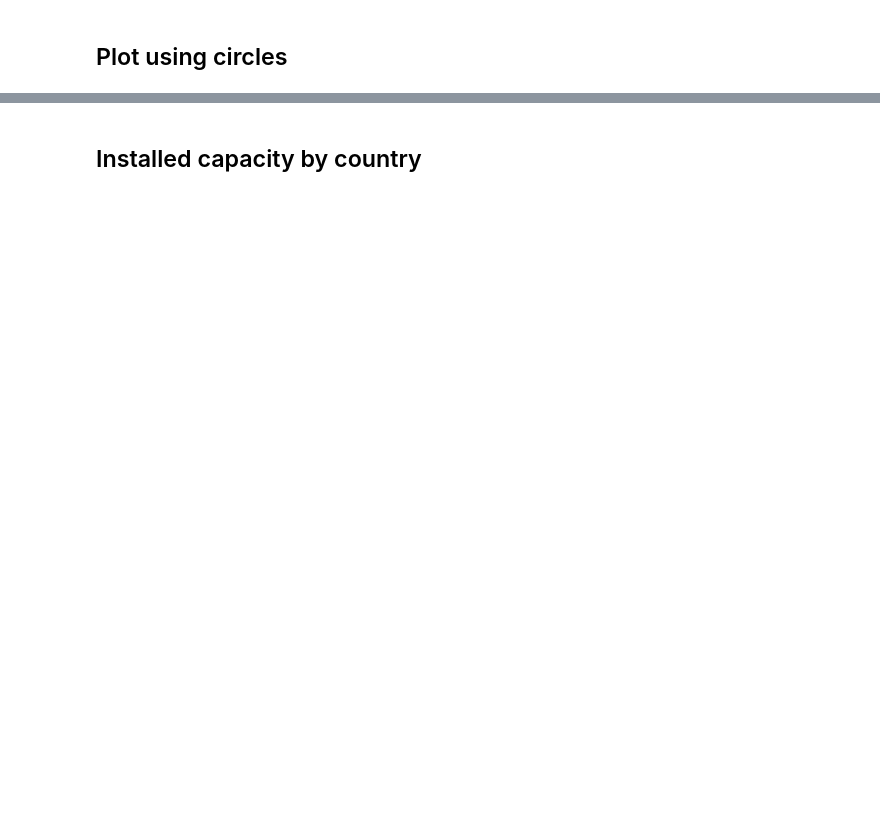
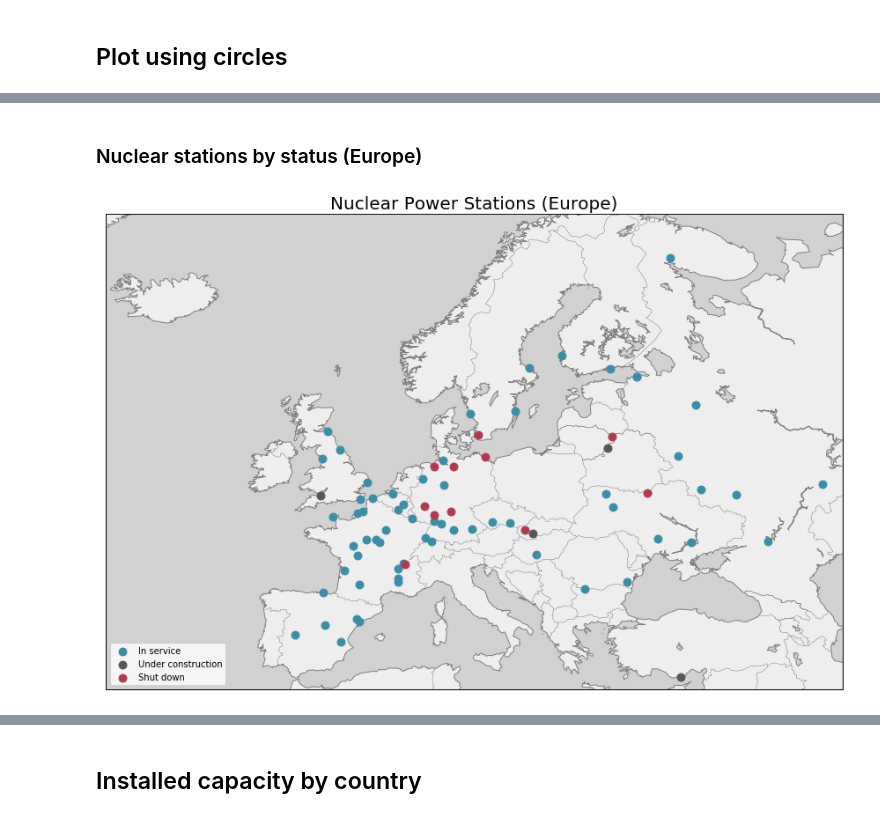
Before and after one commit to jAniceto/data-viz, a Jupyter notebook: nuclear-stations/nuclear-power-stations.ipynb, the cells around one changed output, grey strips where cells are left out. Cells and saved outputs as stored; diff of their text form; code cells hidden in the pictures; blank space fills up the shorter version.

```diff
--- a/nuclear-stations/nuclear-power-stations.ipynb
+++ b/nuclear-stations/nuclear-power-stations.ipynb
@@ -151,0 +209,27 @@ m2
+# %% [markdown]
+### Nuclear stations by status (Europe)
+# %%
+figsize(15,15)
+
+# Draw map
+m = Basemap(projection='mill', llcrnrlat=35, urcrnrlat=70, llcrnrlon=-25, urcrnrlon=50, resolution='l')
+
+# Draw map features
+# m.shadedrelief()
+m.fillcontinents(color='#EEEEEE',lake_color='#D1D1D1')
+m.drawmapboundary(fill_color='#D1D1D1')
+m.drawcoastlines(color='gray')
+m.drawcountries(color='gray')
+
+plt.title("Nuclear Power Stations (Europe)", fontsize=20);
+
+m.scatter(lon['in service'], lat['in service'], latlon=True, label='In service', s=80, color=Colors.evidentia_blue, zorder=10);
+m.scatter(lon['under construction'], lat['under construction'], latlon=True, label='Under construction', s=80, color='#575757', zorder=10);
+m.scatter(lon['shut down'], lat['shut down'], latlon=True, label='Shut down', s=80, color=Colors.evidentia_red, zorder=10);
+
+plt.legend(loc='lower left');
+
+# Save map
+plt.savefig('images/europe.png', bbox_inches='tight')
+# %% [output]
+[figure, added]
```
Also changed, not shown: parts of 24 cells of this notebook, 16 other files.
